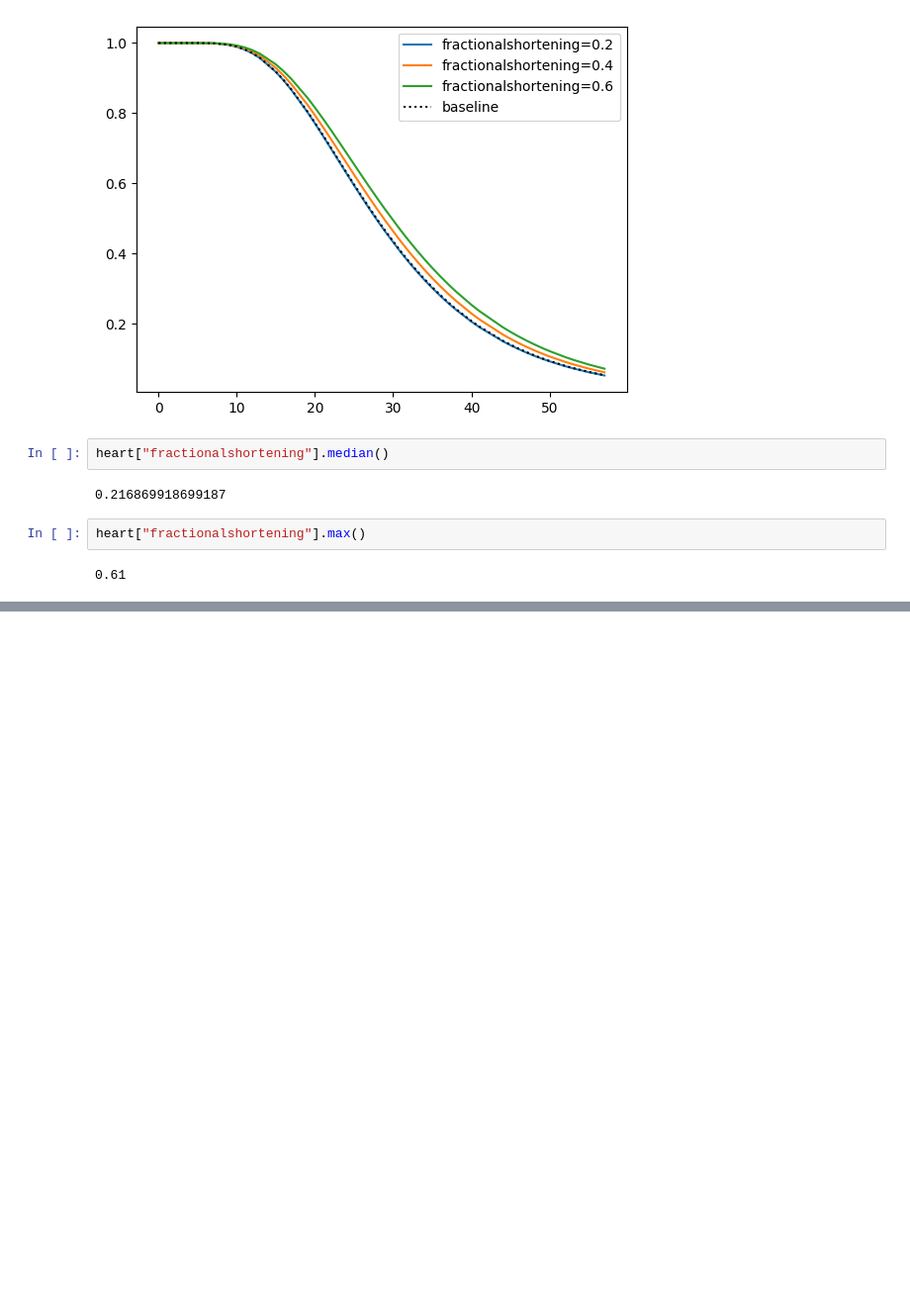
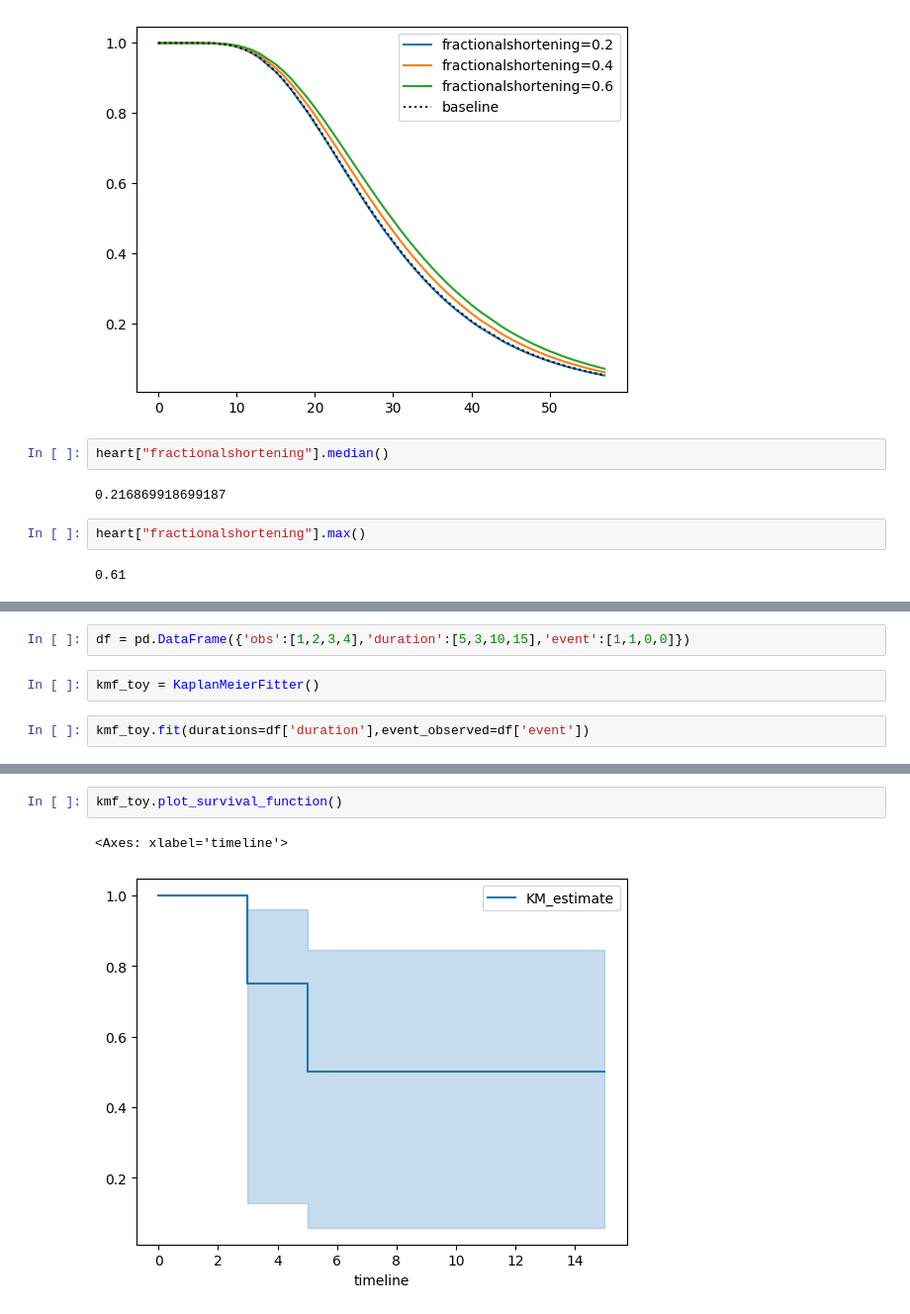
Before and after one commit to gmehra123/1st-repository, a Jupyter notebook: Survival_Analysis.ipynb, the cells around one changed output, grey strips where cells are left out. Shown at 99% size. Drawn from its saved outputs; the diff is of its cells as text; blank space fills up the shorter version.

```diff
--- a/Survival_Analysis.ipynb
+++ b/Survival_Analysis.ipynb
@@ -263,0 +334,6 @@ heart["fractionalshortening"].max()
+# %%
+df = pd.DataFrame({'obs':[1,2,3,4],'duration':[5,3,10,15],'event':[1,1,0,0]})
+# %%
+kmf_toy = KaplanMeierFitter()
+# %%
+kmf_toy.fit(durations=df['duration'],event_observed=df['event'])
@@ -263,0 +362,5 @@ heart["fractionalshortening"].max()
+# %%
+kmf_toy.plot_survival_function()
+# %% [output]
+<Axes: xlabel='timeline'>
+[figure, added]
```
Also changed, not shown: parts of 18 cells of this notebook.
